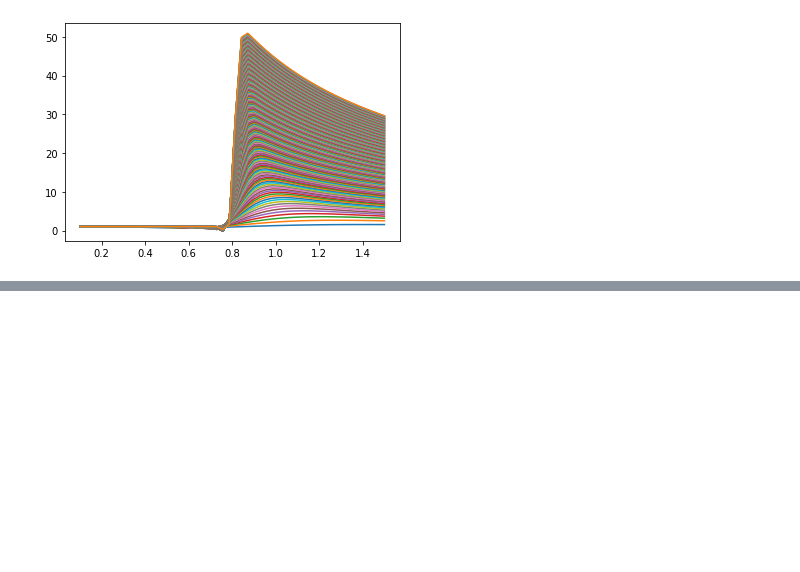
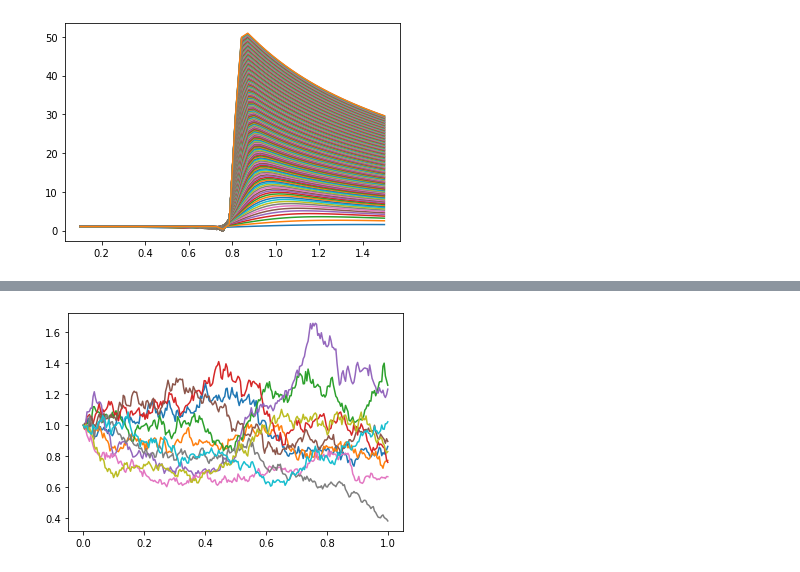
Before and after one commit to moo-337/moo, a Jupyter notebook: docs/get_started.ipynb, the cells around one changed output, grey strips where cells are left out. Saved outputs shown, nothing was run; the diff lists cells and outputs as text; code cells hidden in the pictures; blank space fills up the shorter version.

```diff
--- a/docs/get_started.ipynb
+++ b/docs/get_started.ipynb
@@ -107,8 +107,11 @@ def conC_delta(S, K, T, sigma):
 def aonP_delta(S, K, T, sigma):
     return stats.norm.cdf(-(np.log(S/K)+(0.5*sigma**2)*T)/(sigma*np.sqrt(T)), 0, 1) - stats.norm.pdf(-(np.log(S/K)+(0.5*sigma**2)*T)/(sigma*np.sqrt(T)), 0, 1) / (sigma*np.sqrt(T))
 
+def payoff_BS(S, T):
+    return (1+coupon)*cash_or_nothing_C(S, strike, T, sigma) + asset_or_nothing_P(S, strike, T, sigma)
+
 for i in range(N):
-    plt.plot(x, (1+coupon)*cash_or_nothing_C(x, strike, T/(i+1), sigma) + asset_or_nothing_P(x, strike, T/(i+1), sigma))
+    plt.plot(x, payoff_BS(x, T/(i+1)))
 # %% [output]
 [figure]
 # %%
@@ -154,10 +157,11 @@ premium = Dense(m, activation='linear', trainable=True,
 
 for j in range(N):
     strategy = price
-    strategyeval = hedgeeval
+    # strategyeval = hedgeeval
     for k in range(d):
         strategy = layers[k+(j)*d](strategy)
-        strategyeval = layers[k+(j)*d](strategyeval)
+        hedgeeval = layers[k+(j)*d](hedgeeval)
+        # strategyeval = layers[k+(j)*d](strategyeval)
 
     incr = Input(shape=(u,))
     logprice = Lambda(lambda x : K.log(x))(price)
@@ -168,7 +172,8 @@ for j in range(N):
     hedgenew = Multiply()([strategy, priceincr])
     hedge = Add()([hedge, hedgenew])
     inputs = inputs + [incr]
-    outputhelper = outputhelper + [strategyeval]
+    outputhelper = outputhelper + [hedgeeval]
+    # outputhelper = outputhelper + [strategyeval]
     price = pricenew
 # %%
 payoff = Lambda(payoff_f)(price)
@@ -200,5 +205,5 @@ def loss_mse(y_true, y_pred):
 
 model_hedge_strat.compile(optimizer='adam', loss=loss_mse)
 
-for i in range(7):
+for i in range(5):
     model_hedge_strat.fit(x=xtrain, y=ytrain, epochs=1, verbose=True, batch_size=200)
@@ -237,9 +261,11 @@ for k in range(N):
     helper = logincrements[k].reshape((-1,))
     price[:, k+1] = price[:, k]*np.exp(helper)
     delta[:, k+1] += ((1+coupon)*conC_delta(price[:,k], strike, T-grid[k+1], sigma) + aonP_delta(price[:,k], strike, T-grid[k+1], sigma))
-    hedge[:, k+1] = hedge[:, k] + delta[:k+1] * (price[:, k+1] - price[:, k])
+    hedge[:, k+1] = hedge[:, k] + delta[:, k+1] * (price[:, k+1] - price[:, k])
 
 hedge[:, -1] = hedge[:, -2] - payoff_f(price[:, -1]) + priceBS
 # %%
 for i in range(Ktest):
-    plt.plot(grid[:], price[i], grid[:], delta[i])
+    plt.plot(grid[:], price[i])
+# %% [output]
+[figure, added]
```
Also changed, not shown: parts of 11 cells of this notebook.
